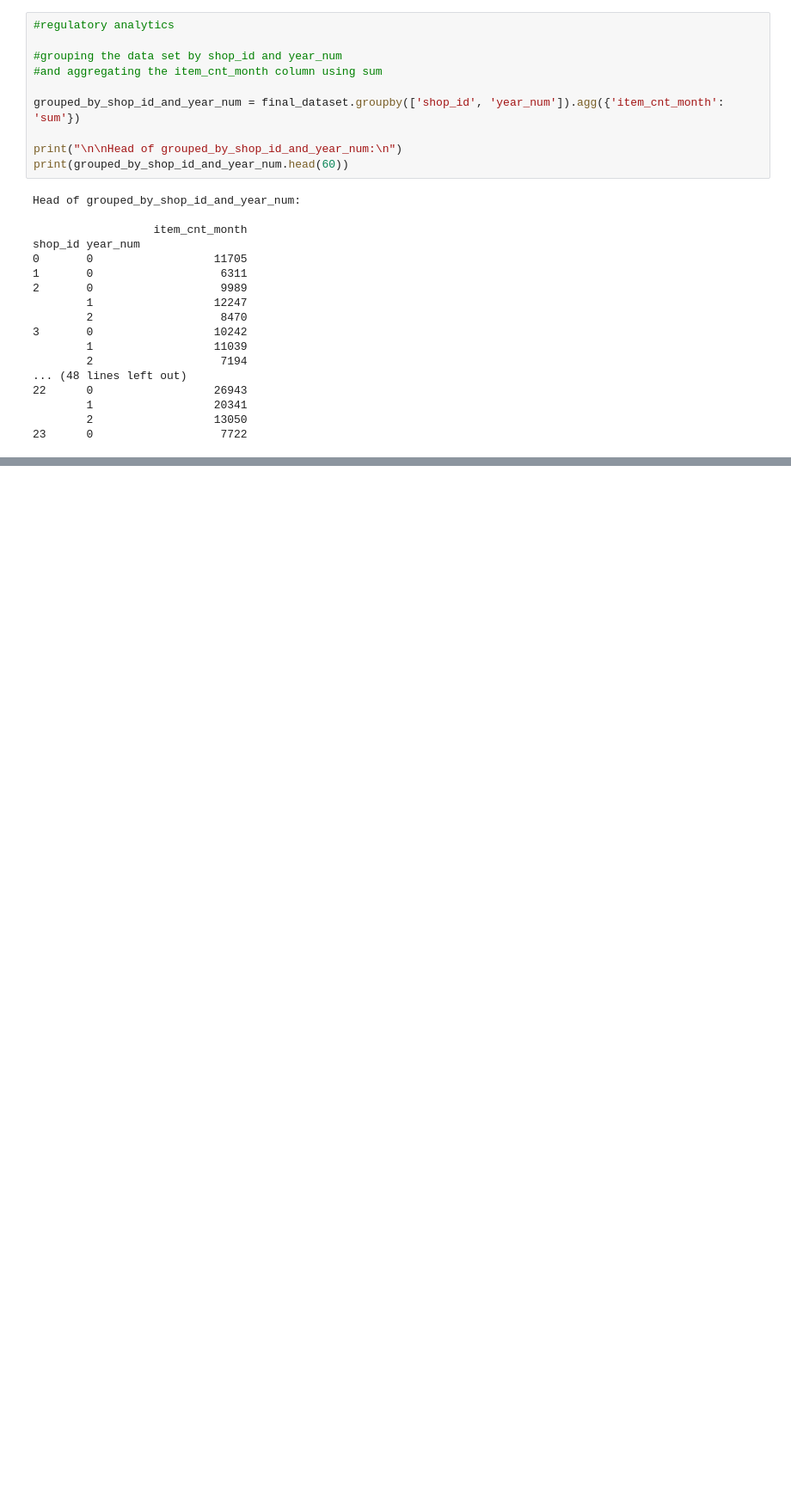
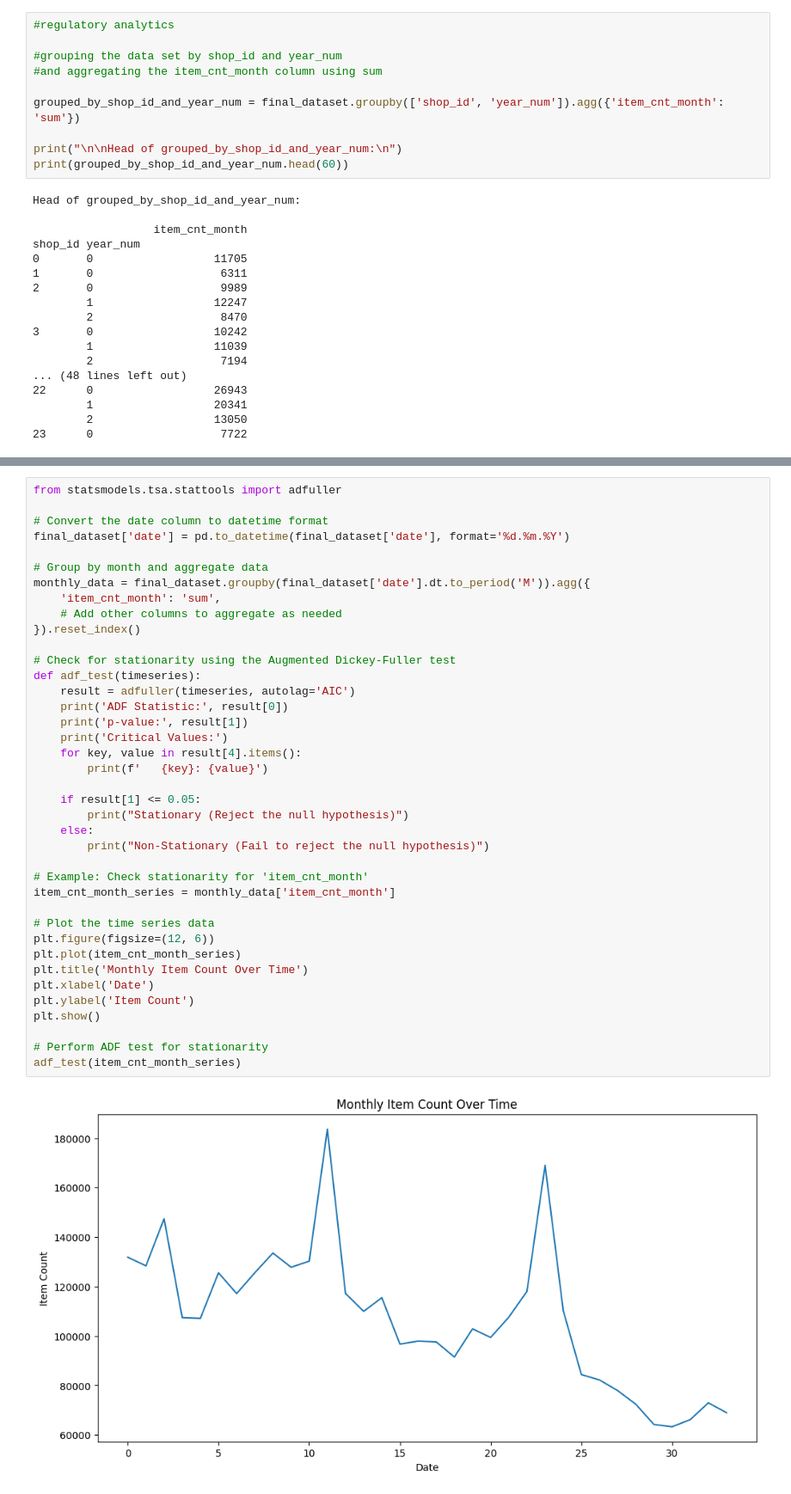
Before and after one commit to Rumeasiyan/sales-forecasting-machine-learning, a Jupyter notebook: sales-forecasting.ipynb, the cells around one changed output, grey strips where cells are left out. Shown at 86% size. Drawn from its saved outputs; the diff is of its cells as text; blank space fills up the shorter version.

```diff
--- a/sales-forecasting.ipynb
+++ b/sales-forecasting.ipynb
@@ -1184,0 +1461,41 @@ shop_id year_num
+# %%
+from statsmodels.tsa.stattools import adfuller
+
+# Convert the date column to datetime format
+final_dataset['date'] = pd.to_datetime(final_dataset['date'], format='%d.%m.%Y')
+
+# Group by month and aggregate data
+monthly_data = final_dataset.groupby(final_dataset['date'].dt.to_period('M')).agg({
+    'item_cnt_month': 'sum',
+    # Add other columns to aggregate as needed
+}).reset_index()
+
+# Check for stationarity using the Augmented Dickey-Fuller test
+def adf_test(timeseries):
+    result = adfuller(timeseries, autolag='AIC')
+    print('ADF Statistic:', result[0])
+    print('p-value:', result[1])
+    print('Critical Values:')
+    for key, value in result[4].items():
+        print(f'   {key}: {value}')
+
+    if result[1] <= 0.05:
+        print("Stationary (Reject the null hypothesis)")
+    else:
+        print("Non-Stationary (Fail to reject the null hypothesis)")
+
+# Example: Check stationarity for 'item_cnt_month'
+item_cnt_month_series = monthly_data['item_cnt_month']
+
+# Plot the time series data
+plt.figure(figsize=(12, 6))
+plt.plot(item_cnt_month_series)
+plt.title('Monthly Item Count Over Time')
+plt.xlabel('Date')
+plt.ylabel('Item Count')
+plt.show()
+
+# Perform ADF test for stationarity
+adf_test(item_cnt_month_series)
+# %% [output]
+[figure, added]
```
Also changed, not shown: parts of 49 cells of this notebook.
